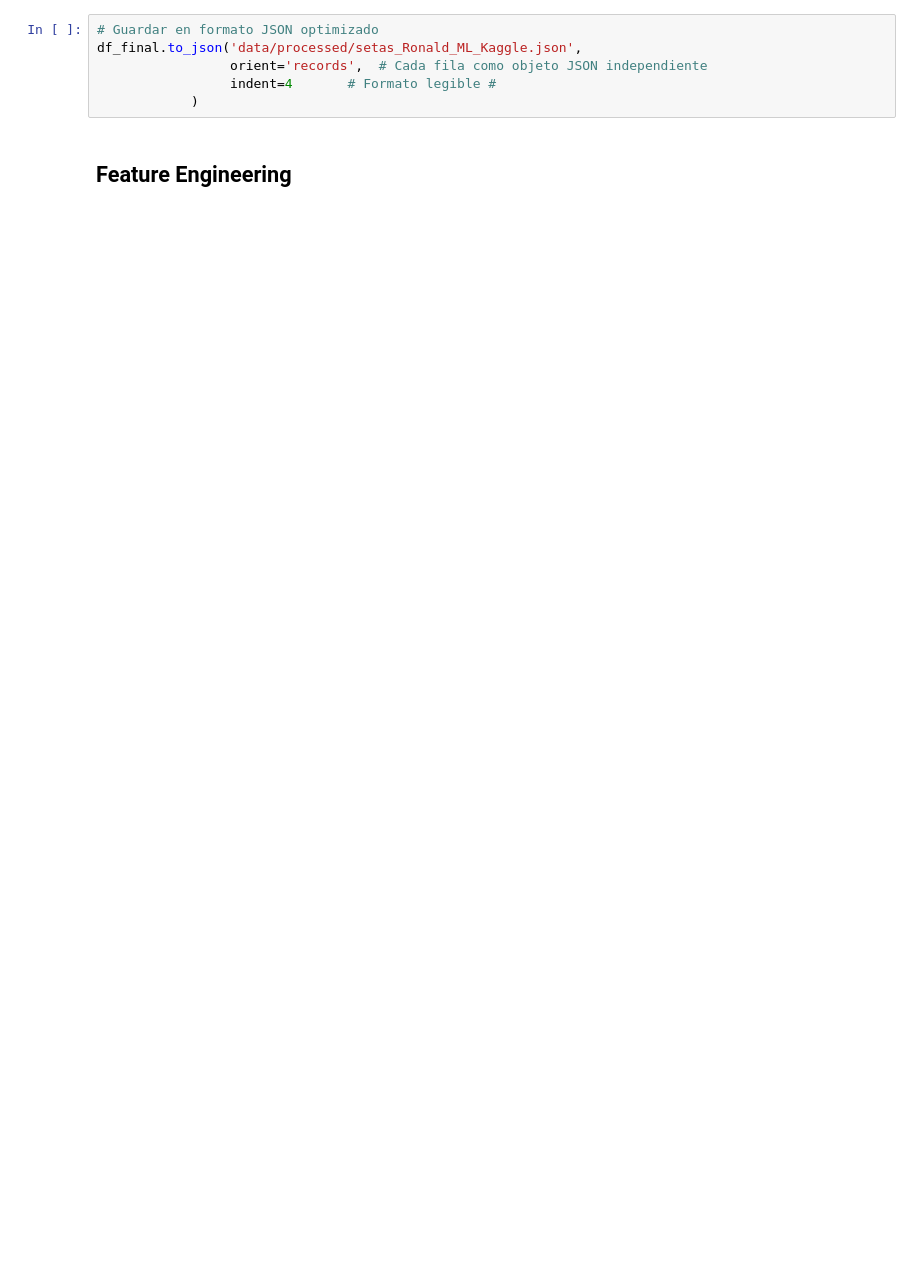
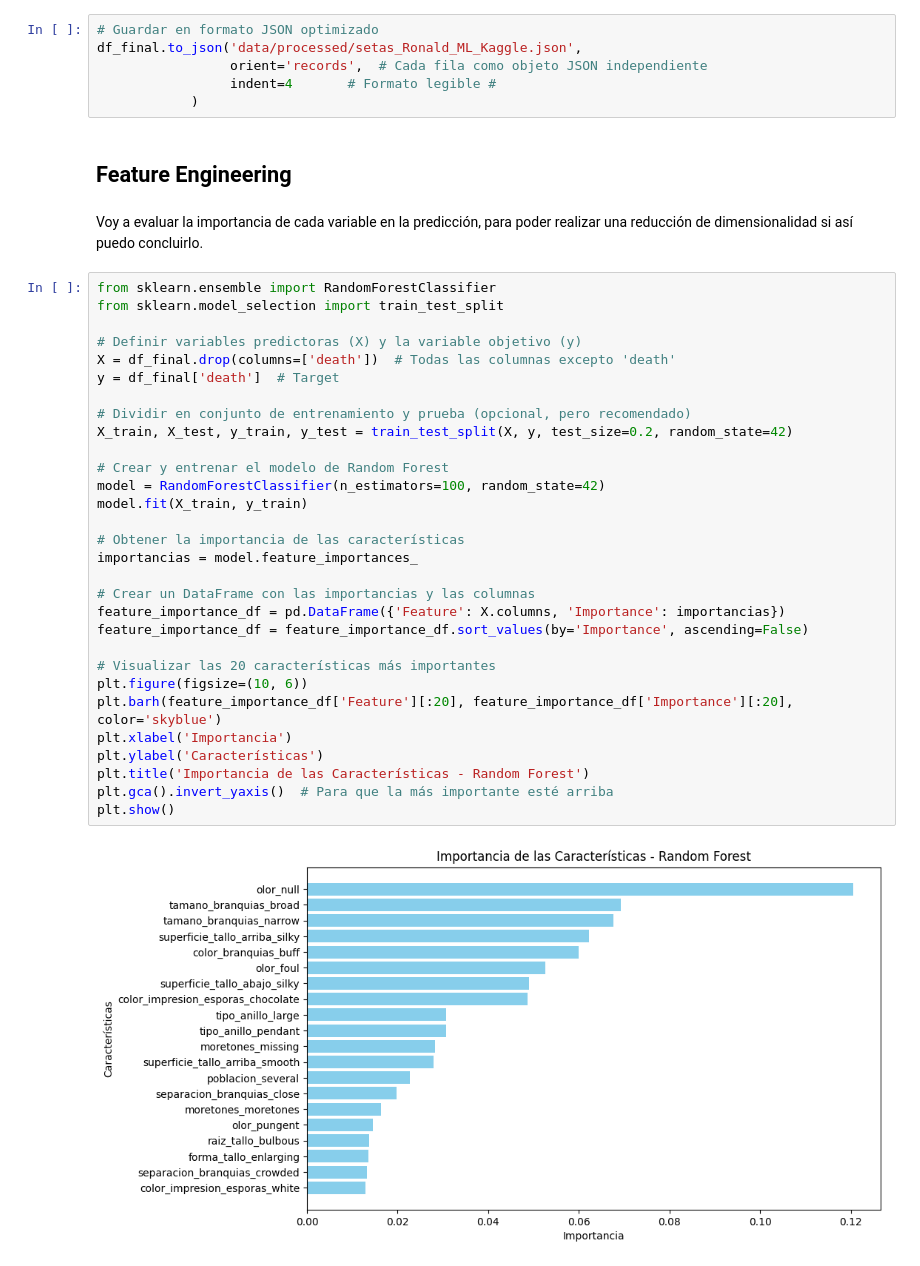
Before and after one commit to angelgvill/DS102024, a Jupyter notebook: 3-MachineLearning/2-Supervisado/Ejercicios/ejercicio_Kaggle2_setas.ipynb, the cells around one changed output. Drawn from its saved outputs; the diff is of its cells as text; blank space fills up the shorter version.

```diff
--- a/3-MachineLearning/2-Supervisado/Ejercicios/ejercicio_Kaggle2_setas.ipynb
+++ b/3-MachineLearning/2-Supervisado/Ejercicios/ejercicio_Kaggle2_setas.ipynb
@@ -439,3 +448,37 @@ df_final.to_json('data/processed/setas_Ronald_ML_Kaggle.json',
             )
 # %% [markdown]
 ## Feature Engineering
+# %% [markdown]
+Voy a evaluar la importancia de cada variable en la predicción, para poder realizar una reducción de dimensionalidad si así puedo concluirlo.
+# %%
+from sklearn.ensemble import RandomForestClassifier
+from sklearn.model_selection import train_test_split
+
+# Definir variables predictoras (X) y la variable objetivo (y)
+X = df_final.drop(columns=['death'])  # Todas las columnas excepto 'death'
+y = df_final['death']  # Target
+
+# Dividir en conjunto de entrenamiento y prueba (opcional, pero recomendado)
+X_train, X_test, y_train, y_test = train_test_split(X, y, test_size=0.2, random_state=42)
+
+# Crear y entrenar el modelo de Random Forest
+model = RandomForestClassifier(n_estimators=100, random_state=42)
+model.fit(X_train, y_train)
+
+# Obtener la importancia de las características
+importancias = model.feature_importances_
+
+# Crear un DataFrame con las importancias y las columnas
+feature_importance_df = pd.DataFrame({'Feature': X.columns, 'Importance': importancias})
+feature_importance_df = feature_importance_df.sort_values(by='Importance', ascending=False)
+
+# Visualizar las 20 características más importantes
+plt.figure(figsize=(10, 6))
+plt.barh(feature_importance_df['Feature'][:20], feature_importance_df['Importance'][:20], color='skyblue')
+plt.xlabel('Importancia')
+plt.ylabel('Características')
+plt.title('Importancia de las Características - Random Forest')
+plt.gca().invert_yaxis()  # Para que la más importante esté arriba
+plt.show()
+# %% [output]
+[figure, added]
```
Also changed, not shown: parts of 6 cells of this notebook.
